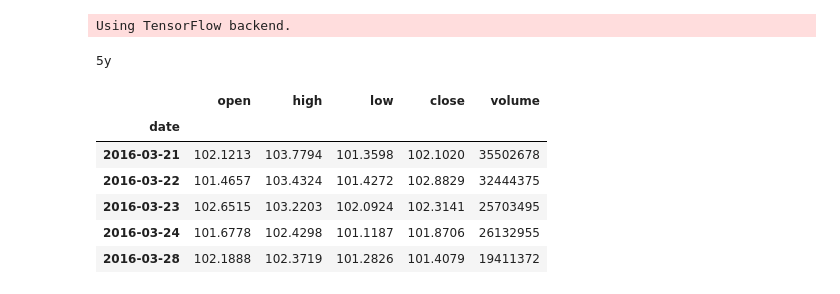
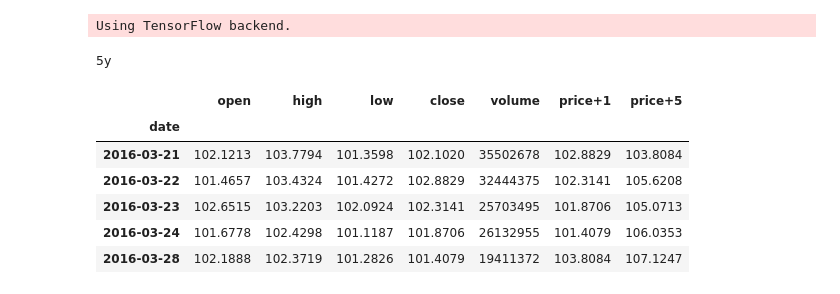
Before and after one commit to Columbia-Intro-Data-Science/python-introduction-kj2431, a Jupyter notebook: data science final 2.ipynb, the cells around one changed output. Drawn from its saved outputs; the diff is of its cells as text; code cells hidden in the pictures.

```diff
--- a/data science final 2.ipynb
+++ b/data science final 2.ipynb
@@ -16,22 +16,31 @@ Using TensorFlow backend.
 # %%
 from pandas import datetime
 from pandas_datareader import data
 
 stock = 'AAPL'
 start = datetime(2016,3,19)
-end = datetime(2018,3,19)
+end = datetime(2018,3,26)
 
 df = data.DataReader(stock, 'iex', start, end)
+
+y = df['close']
+y1 = y.iloc[1:]
+y1 = (np.append(y1,[0]))
+y2 = y.iloc[5:]
+y2 = (np.append(y2,[0,0,0,0,0]))
+df['price+1'] = y1 #future price
+df['price+5'] = y2
+
 df.head()
 # %% [output]
 5y
-|  | open | high | low | close | volume |
-| date |  |  |  |  |  |
-| 2016-03-21 | 102.1213 | 103.7794 | 101.3598 | 102.1020 | 35502678 |
-| 2016-03-22 | 101.4657 | 103.4324 | 101.4272 | 102.8829 | 32444375 |
-| 2016-03-23 | 102.6515 | 103.2203 | 102.0924 | 102.3141 | 25703495 |
-| 2016-03-24 | 101.6778 | 102.4298 | 101.1187 | 101.8706 | 26132955 |
-| 2016-03-28 | 102.1888 | 102.3719 | 101.2826 | 101.4079 | 19411372 |
+|  | open | high | low | close | volume | price+1 | price+5 |
+| date |  |  |  |  |  |  |  |
+| 2016-03-21 | 102.1213 | 103.7794 | 101.3598 | 102.1020 | 35502678 | 102.8829 | 103.8084 |
+| 2016-03-22 | 101.4657 | 103.4324 | 101.4272 | 102.8829 | 32444375 | 102.3141 | 105.6208 |
+| 2016-03-23 | 102.6515 | 103.2203 | 102.0924 | 102.3141 | 25703495 | 101.8706 | 105.0713 |
+| 2016-03-24 | 101.6778 | 102.4298 | 101.1187 | 101.8706 | 26132955 | 101.4079 | 106.0353 |
+| 2016-03-28 | 102.1888 | 102.3719 | 101.2826 | 101.4079 | 19411372 | 103.8084 | 107.1247 |
 # %%
 from stockstats import StockDataFrame
 df = StockDataFrame.retype(df)
```
Also changed, not shown: parts of 14 cells of this notebook.
